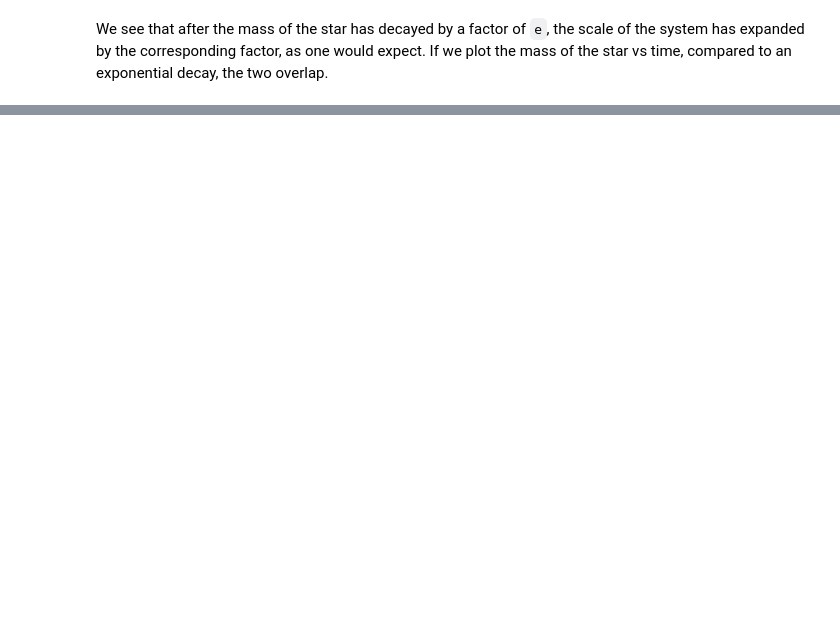
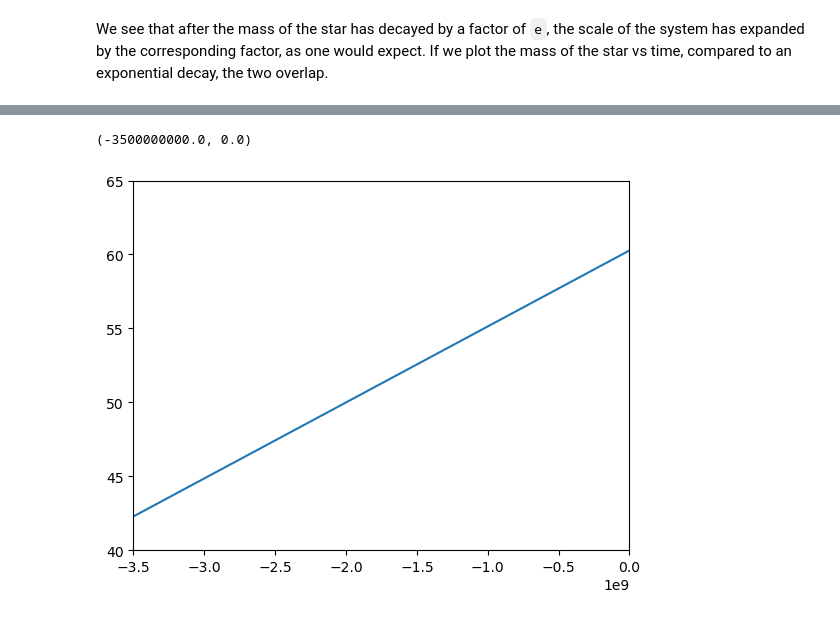
Before and after one commit to ahekster/reboundx, a Jupyter notebook: ipython_examples/ModifyMass.ipynb, the cells around one changed output, grey strips where cells are left out. Drawn from its saved outputs; the diff is of its cells as text; code cells hidden in the pictures; blank space fills up the shorter version.

```diff
--- a/ipython_examples/ModifyMass.ipynb
+++ b/ipython_examples/ModifyMass.ipynb
@@ -90,0 +95,18 @@ ax.legend(fontsize=24);
+# %%
+def radii(x):
+    y = np.zeros(len(x))
+    for i, time in enumerate(x):
+        R = 0.0025696
+        R_e = (4.2635e-5)
+        ratio = R / R_e
+        y[i] = ratio-((5.14/ 1.e9)*(abs(time)))
+    return y
+# %%
+times = np.linspace(0., -3.5*1e9, Nout)
+
+plt.plot(times, radii(times))
+plt.ylim(40,65)
+plt.xlim(-3.5*1e9,0)
+# %% [output]
+(-3500000000.0, 0.0)
+[figure, added]
```
Also changed, not shown: parts of 8 cells of this notebook, 4 other files.
